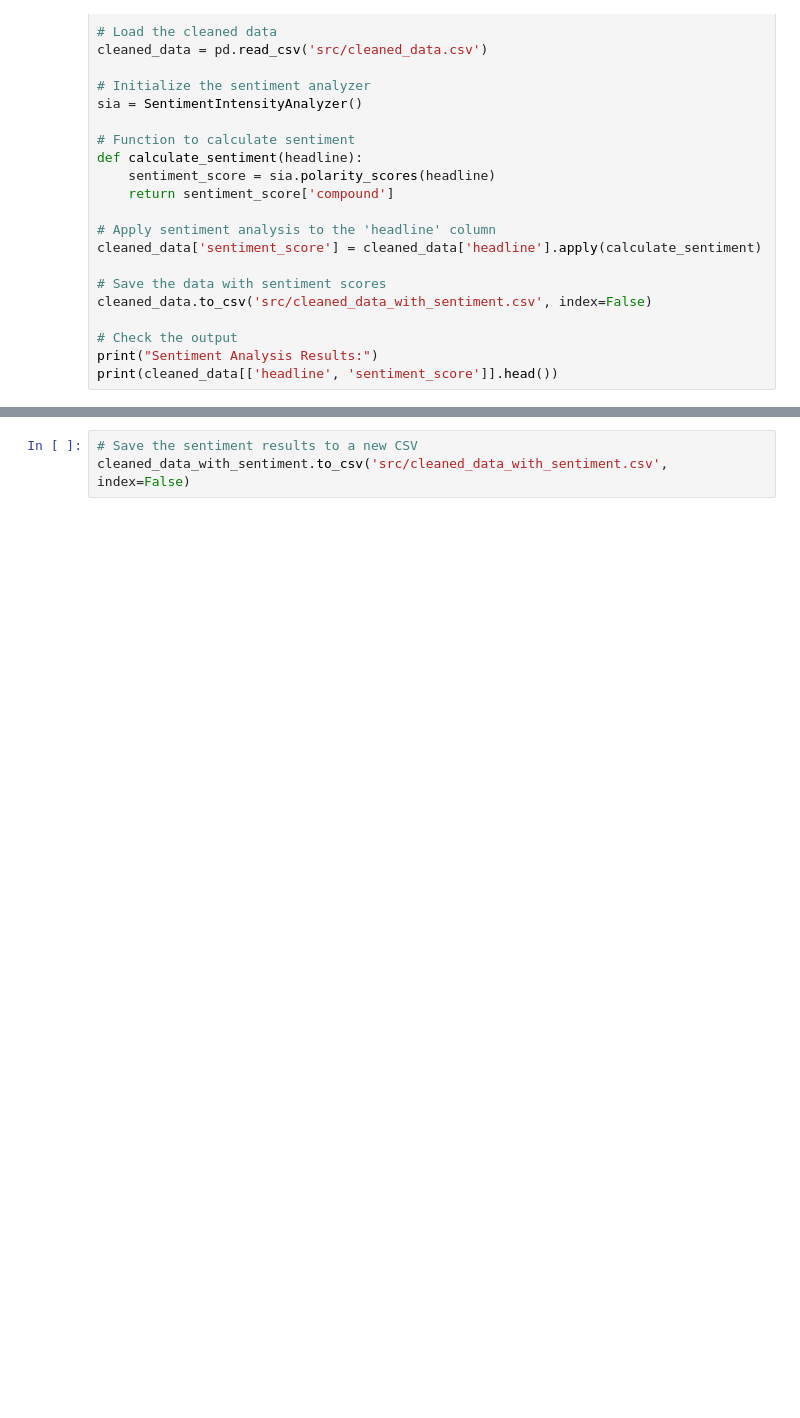
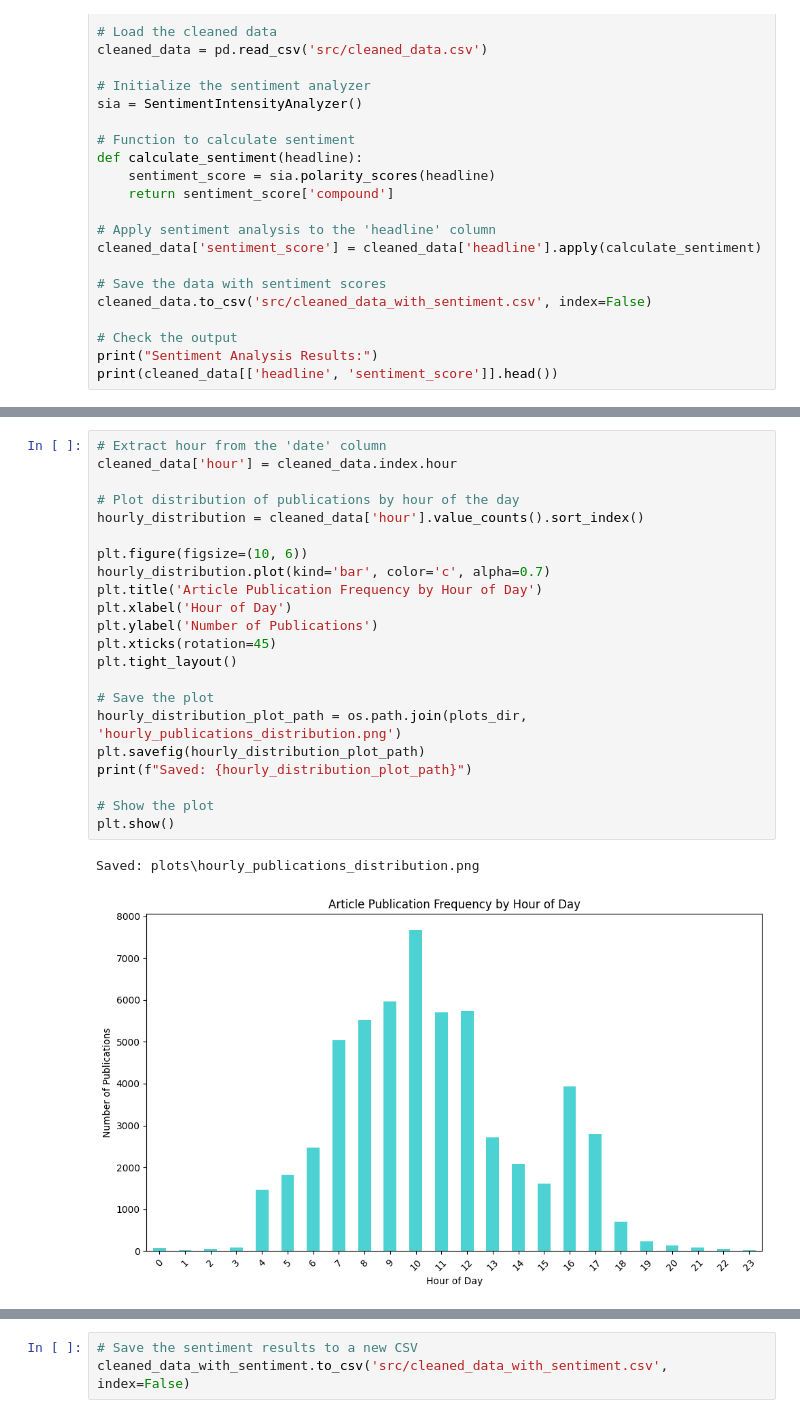
Before and after one commit to vlazacck/week-1, a Jupyter notebook: notebooks/eda.ipynb, the cells around one changed output, grey strips where cells are left out. Saved outputs shown, nothing was run; the diff lists cells and outputs as text; blank space fills up the shorter version.

```diff
--- a/notebooks/eda.ipynb
+++ b/notebooks/eda.ipynb
@@ -359,3 +358,28 @@ print(cleaned_data[['headline', 'sentiment_score']].head())
+# %%
+# Extract hour from the 'date' column
+cleaned_data['hour'] = cleaned_data.index.hour
+
+# Plot distribution of publications by hour of the day
+hourly_distribution = cleaned_data['hour'].value_counts().sort_index()
+
+plt.figure(figsize=(10, 6))
+hourly_distribution.plot(kind='bar', color='c', alpha=0.7)
+plt.title('Article Publication Frequency by Hour of Day')
+plt.xlabel('Hour of Day')
+plt.ylabel('Number of Publications')
+plt.xticks(rotation=45)
+plt.tight_layout()
+
+# Save the plot
+hourly_distribution_plot_path = os.path.join(plots_dir, 'hourly_publications_distribution.png')
+plt.savefig(hourly_distribution_plot_path)
+print(f"Saved: {hourly_distribution_plot_path}")
+
+# Show the plot
+plt.show()
+# %% [output]
+Saved: plots\hourly_publications_distribution.png
+[figure, added]
 # %%
 import matplotlib.pyplot as plt
 import seaborn as sns
```
Also changed, not shown: parts of 7 cells of this notebook, 3 other files.
